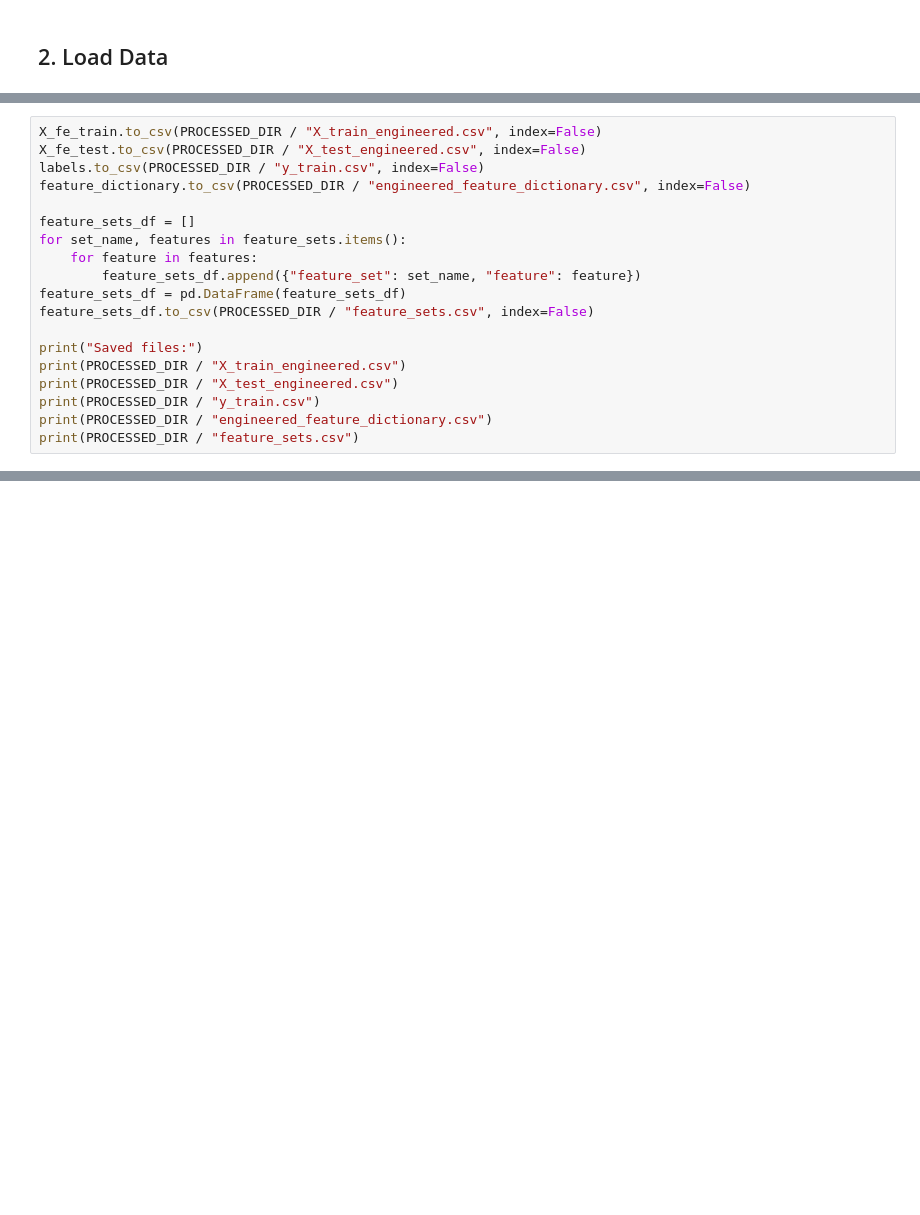
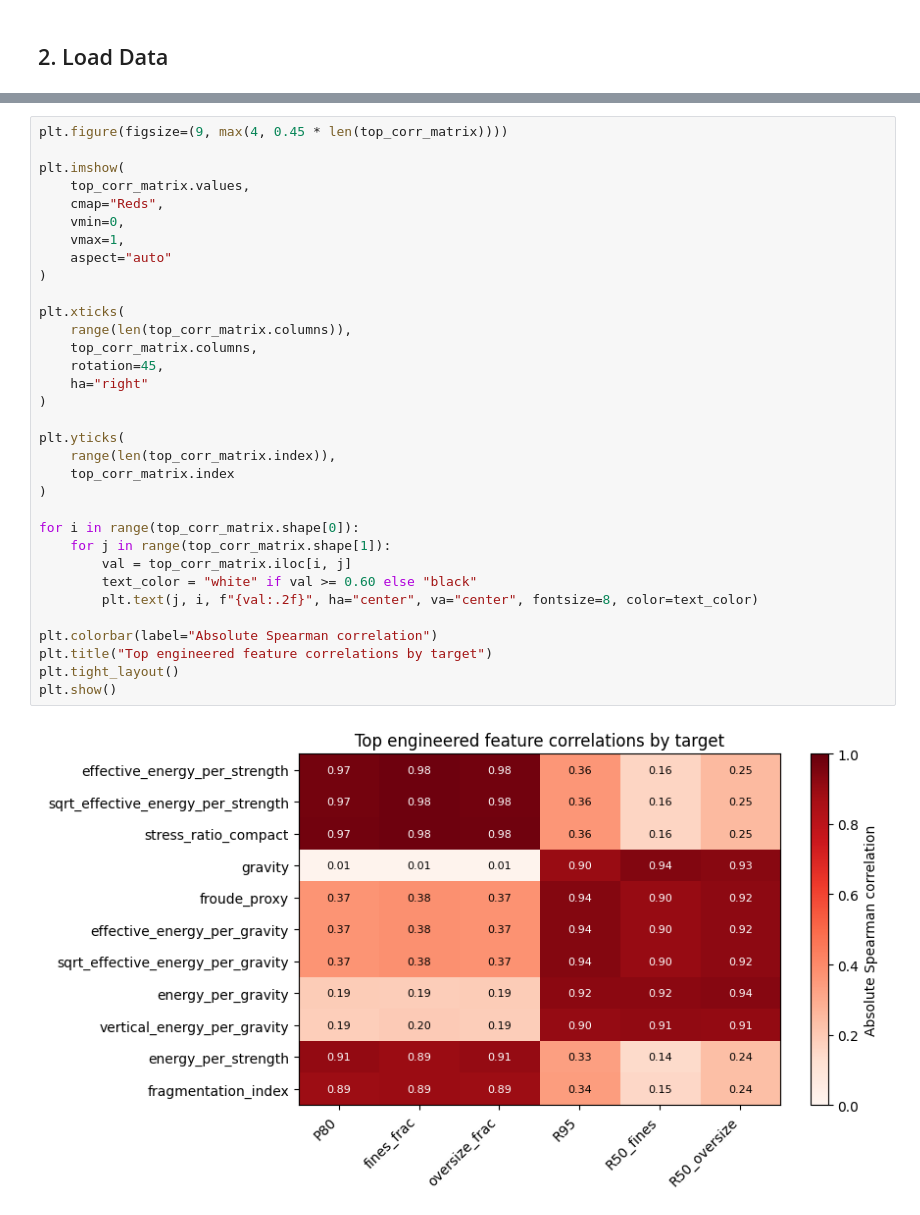
Before and after one commit to alouiyaz78/boom-challenge-ejecta-prediction, a Jupyter notebook: notebooks/02_feature_engineering_analysis.ipynb, the cells around one changed output, grey strips where cells are left out. Drawn from its saved outputs; the diff is of its cells as text; blank space fills up the shorter version.

```diff
--- a/notebooks/02_feature_engineering_analysis.ipynb
+++ b/notebooks/02_feature_engineering_analysis.ipynb
@@ -788,19 +49,0 @@ A strong strategy is to train target-specific models:
-# %%
-X_fe_train.to_csv(PROCESSED_DIR / "X_train_engineered.csv", index=False)
-X_fe_test.to_csv(PROCESSED_DIR / "X_test_engineered.csv", index=False)
-labels.to_csv(PROCESSED_DIR / "y_train.csv", index=False)
-feature_dictionary.to_csv(PROCESSED_DIR / "engineered_feature_dictionary.csv", index=False)
-
-feature_sets_df = []
-for set_name, features in feature_sets.items():
-    for feature in features:
-        feature_sets_df.append({"feature_set": set_name, "feature": feature})
-feature_sets_df = pd.DataFrame(feature_sets_df)
-feature_sets_df.to_csv(PROCESSED_DIR / "feature_sets.csv", index=False)
-
-print("Saved files:")
-print(PROCESSED_DIR / "X_train_engineered.csv")
-print(PROCESSED_DIR / "X_test_engineered.csv")
-print(PROCESSED_DIR / "y_train.csv")
-print(PROCESSED_DIR / "engineered_feature_dictionary.csv")
-print(PROCESSED_DIR / "feature_sets.csv")
@@ -845,0 +357,35 @@ Normalization is not required for tree-based models, but it is required for line
+# %%
+plt.figure(figsize=(9, max(4, 0.45 * len(top_corr_matrix))))
+
+plt.imshow(
+    top_corr_matrix.values,
+    cmap="Reds",
+    vmin=0,
+    vmax=1,
+    aspect="auto"
+)
+
+plt.xticks(
+    range(len(top_corr_matrix.columns)),
+    top_corr_matrix.columns,
+    rotation=45,
+    ha="right"
+)
+
+plt.yticks(
+    range(len(top_corr_matrix.index)),
+    top_corr_matrix.index
+)
+
+for i in range(top_corr_matrix.shape[0]):
+    for j in range(top_corr_matrix.shape[1]):
+        val = top_corr_matrix.iloc[i, j]
+        text_color = "white" if val >= 0.60 else "black"
+        plt.text(j, i, f"{val:.2f}", ha="center", va="center", fontsize=8, color=text_color)
+
+plt.colorbar(label="Absolute Spearman correlation")
+plt.title("Top engineered feature correlations by target")
+plt.tight_layout()
+plt.show()
+# %% [output]
+[figure, added]
```
Also changed, not shown: parts of 63 cells of this notebook, 14 other files.
